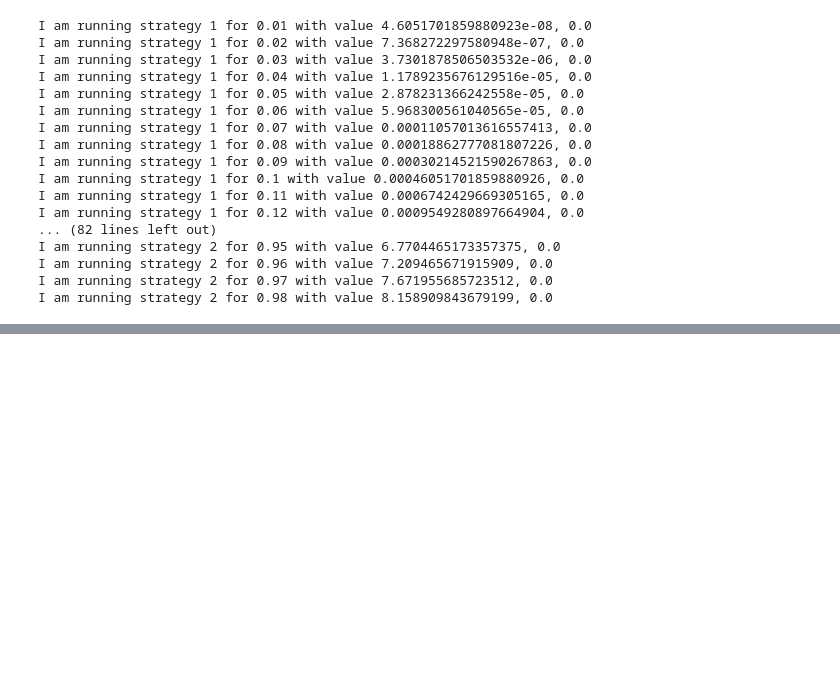
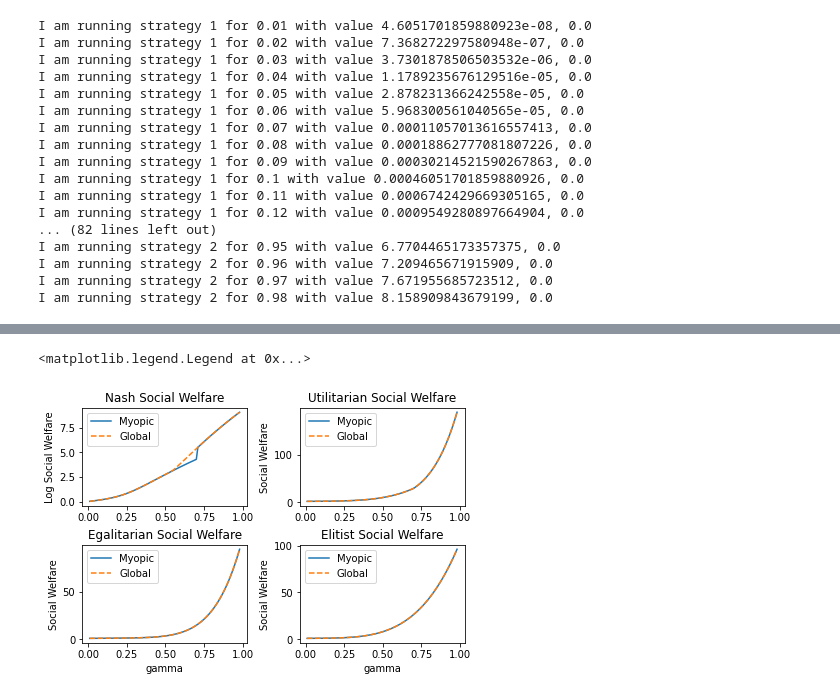
Before and after one commit to dipplestix/swf, a Jupyter notebook: swexperiments.ipynb, the cells around one changed output, grey strips where cells are left out. Drawn from its saved outputs; the diff is of its cells as text; code cells hidden in the pictures; blank space fills up the shorter version.

```diff
--- a/swexperiments.ipynb
+++ b/swexperiments.ipynb
@@ -168,9 +291,9 @@ fig.show()
 # %%
 opt = 0
-actuals = []
-bests = []
+actuals_util = []
+bests_util = []
 
-swf = reward_eite
+swf = reward_util
 for g in range(98):
     g = (g + 1)/100
     best_value = [g**(k) for k in range(6)]
@@ -188,16 +311,16 @@ for g in range(98):
         strategy = 2
 
     best = max(actual, best)
-    actuals.append(actual)
-    bests.append(best)
+    actuals_util.append(actual)
+    bests_util.append(best)
 
     print(f'I am running strategy {strategy} for {g} with value {values[(7, 11)]}, {actual - best}')
 
 
 fig = plt.figure()
 ax = fig.add_subplot()
-ax.plot(actuals, label='Myopic')
-ax.plot(bests, label='Global')
+ax.plot(actuals_util, label='Myopic')
+ax.plot(bests_util, label='Global')
 x_ticks = [(a + 1)/100 for a in range(99)]
 x = range(99)
 plt.xlabel('gamma *10^2')
@@ -350,0 +352,48 @@ I am running strategy 2 for 0.98 with value 188.58423808639998, 0.0
+# %%
+import matplotlib.pyplot as plt
+import numpy as np
+from matplotlib.ticker import FormatStrFormatter
+
+fig,axs = plt.subplots(2, 2, constrained_layout=True)
+ax1 = axs[0, 0]
+ax2 = axs[0, 1]
+ax3 = axs[1, 0]
+ax4 = axs[1, 1]
+# fig.tight_layout()
+
+x = np.arange(.01, .99, .01)
+#ax1 = fig.add_subplot()
+ax1.plot(x, actuals_nash, label='Myopic')
+ax1.plot(x, bests_nash, '--', label='Global')
+ax1.set_title('Nash Social Welfare')
+# ax1.set_xlabel('gamma')
+ax1.set_ylabel('Log Social Welfare')
+ax1.legend()
+
+
+ax2.plot(x, actuals_util, label='Myopic')
+ax2.plot(x, bests_util, '--', label='Global')
+ax2.set_title('Utilitarian Social Welfare')
+# ax2.set_xlabel('gamma')
+ax2.set_ylabel('Social Welfare')
+ax2.legend()
+
+ax3.plot(x, actuals_egal, label='Myopic')
+ax3.plot(x, bests_egal, '--', label='Global')
+ax3.set_title('Egalitarian Social Welfare')
+ax3.set_xlabel('gamma')
+ax3.set_ylabel('Social Welfare')
+ax3.legend()
+
+ax4.plot(x, actuals_elite, label='Myopic')
+ax4.plot(x, bests_elite, '--', label='Global')
+ax4.set_title('Elitist Social Welfare')
+ax4.set_xlabel('gamma')
+ax4.set_ylabel('Social Welfare')
+ax4.legend()
+
+# ax.set_xticks(np.arange(0, 100, 5))
+# [l.set_visible(False) for (i,l) in enumerate(plt.xaxis.get_ticklabels()) if i % 10 != 0]
+# %% [output]
+<matplotlib.legend.Legend at 0x...>
+[figure, added]
```
Also changed, not shown: parts of 8 cells of this notebook, 1 other file.
